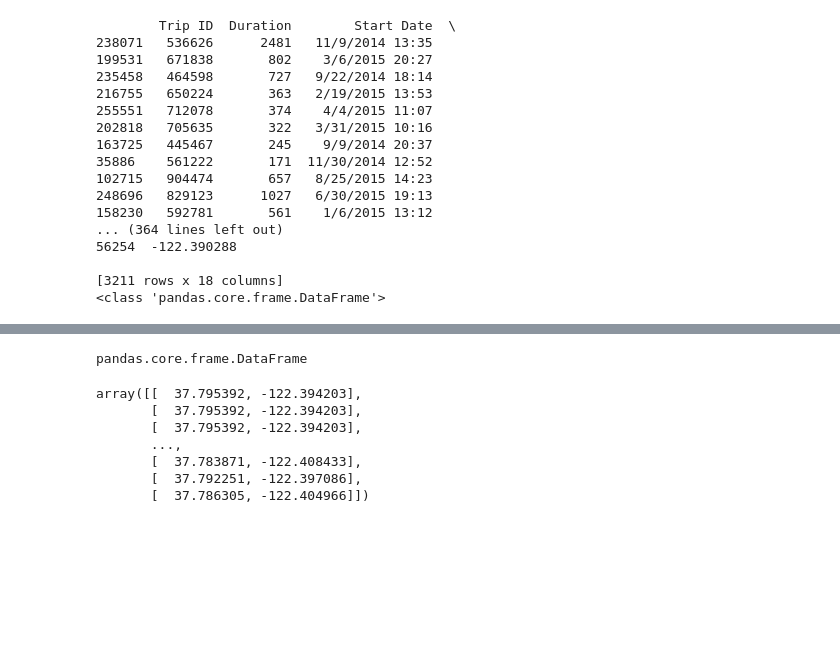
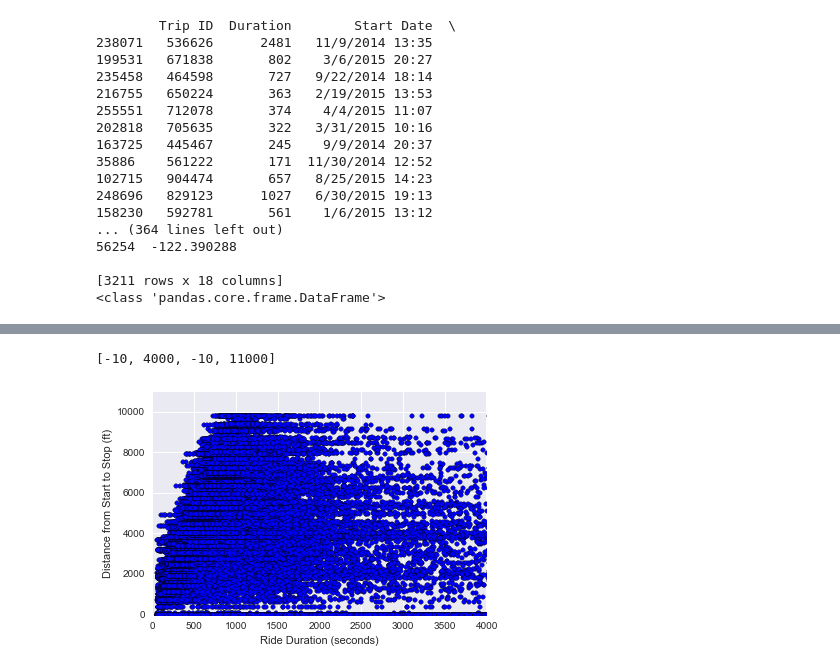
Before and after one commit to mattsarn/cycl.co, a Jupyter notebook: bike_sharing_analysis.ipynb, the cells around one changed output, grey strips where cells are left out. Cells and saved outputs as stored; diff of their text form; code cells hidden in the pictures; blank space fills up the shorter version.

```diff
--- a/bike_sharing_analysis.ipynb
+++ b/bike_sharing_analysis.ipynb
@@ -159,10 +156,12 @@ def measure_distance(start_lat, start_long, end_lat, end_long):
 # %%
 def compute_distance_df(trip_data_sf, start_lat_name, start_long_name, end_lat_name, end_long_name):
     distances_list = []
-    for row in range(len(trip_data_sf)):
+    for row in trip_data_sf.index:
         distance_between_points = measure_distance(trip_data_sf[start_lat_name][row], trip_data_sf[start_long_name][row],\
                                 trip_data_sf[end_lat_name][row], trip_data_sf[end_long_name][row])
+        #print(distance_between_points)
         distances_list.append(distance_between_points)
+        #print(distances_list)
     return distances_list
 # %%
 distances_list = compute_distance_df(trip_data_sf,"start_lat","start_long","end_lat","end_long")
@@ -170,0 +168,2 @@ KeyError: 14628
+# %%
+trip_data_sf['distance_start_stop'] = distances_list
@@ -180,14 +215,9 @@ KeyError: 14628
-# %%
-type(trip_data_sf[['start_lat', 'start_long']])
-# %% [output]
-pandas.core.frame.DataFrame
-# %%
-trip_data_sf.as_matrix(['start_lat', 'start_long'])
-# %% [output]
-array([[  37.795392, -122.394203],
-       [  37.795392, -122.394203],
-       [  37.795392, -122.394203],
-       ...,
-       [  37.783871, -122.408433],
-       [  37.792251, -122.397086],
-       [  37.786305, -122.404966]])
+# %%
+plt.scatter(trip_data_sf['Duration'], trip_data_sf['distance_start_stop'])
+plt.xlabel('Ride Duration (seconds)')
+plt.ylabel('Distance from Start to Stop (ft)')
+plt.axis([-10, 4000, -10, 11000])
+#plt.figure(figsize=(20,20))
+# %% [output]
+[-10, 4000, -10, 11000]
+[figure, added]
```
Also changed, not shown: parts of 7 cells of this notebook.
